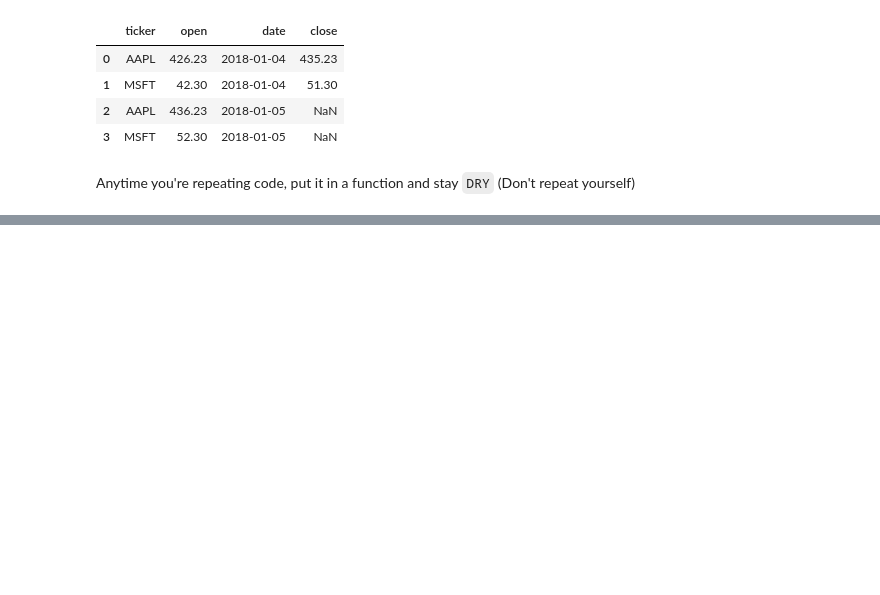
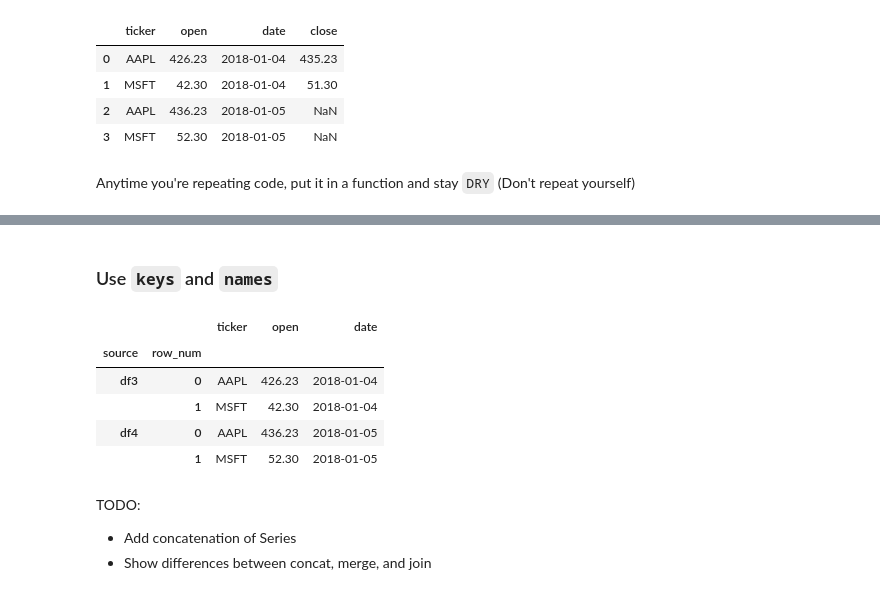
Before and after one commit to dgerlanc/programming-with-data, a Jupyter notebook: 05-merge-pivot-slides.ipynb, the cells around one changed output, grey strips where cells are left out. Saved outputs shown, nothing was run; the diff lists cells and outputs as text; code cells hidden in the pictures; blank space fills up the shorter version.

Commit message:
Update merge-pivot slides and binder pandas version.

```diff
--- a/05-merge-pivot-slides.ipynb
+++ b/05-merge-pivot-slides.ipynb
@@ -283,0 +371,16 @@ def pwd_append(x: pd.DataFrame, y: pd.DataFrame, **kwargs) -> pd.DataFrame:
+# %% [markdown]
+### Use `keys` and `names`
+# %%
+pd.concat([df3, df4], keys=['df3', 'df4'], names=['source', 'row_num'])
+# %% [output]
+|  |  | ticker | open | date |
+| source | row_num |  |  |  |
+| df3 | 0 | AAPL | 426.23 | 2018-01-04 |
+|  | 1 | MSFT | 42.30 | 2018-01-04 |
+| df4 | 0 | AAPL | 436.23 | 2018-01-05 |
+|  | 1 | MSFT | 52.30 | 2018-01-05 |
+# %% [markdown]
+TODO:
+
+* Add concatenation of Series
+* Show differences between concat, merge, and join
```
Also changed, not shown: parts of 19 cells of this notebook, 1 other file.
